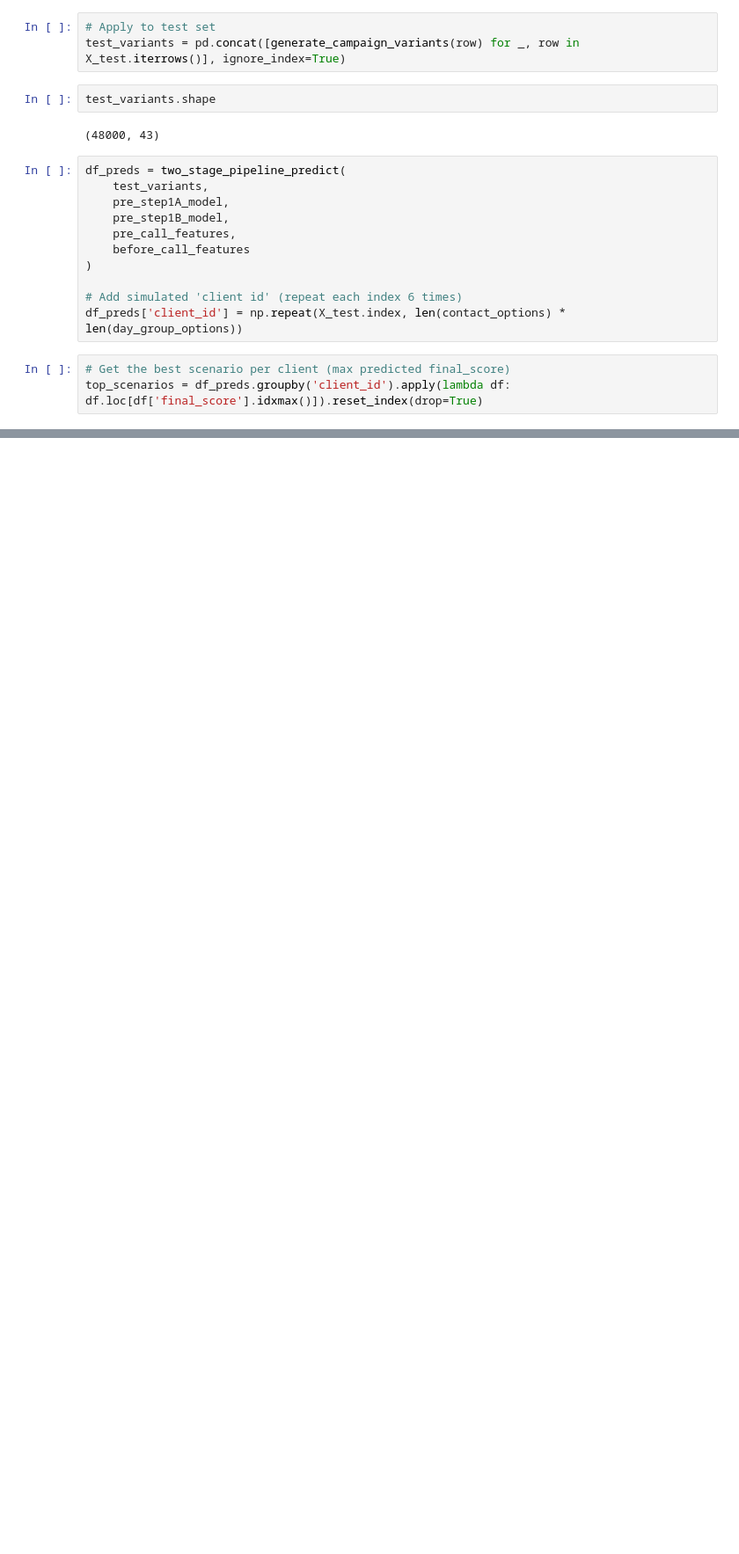
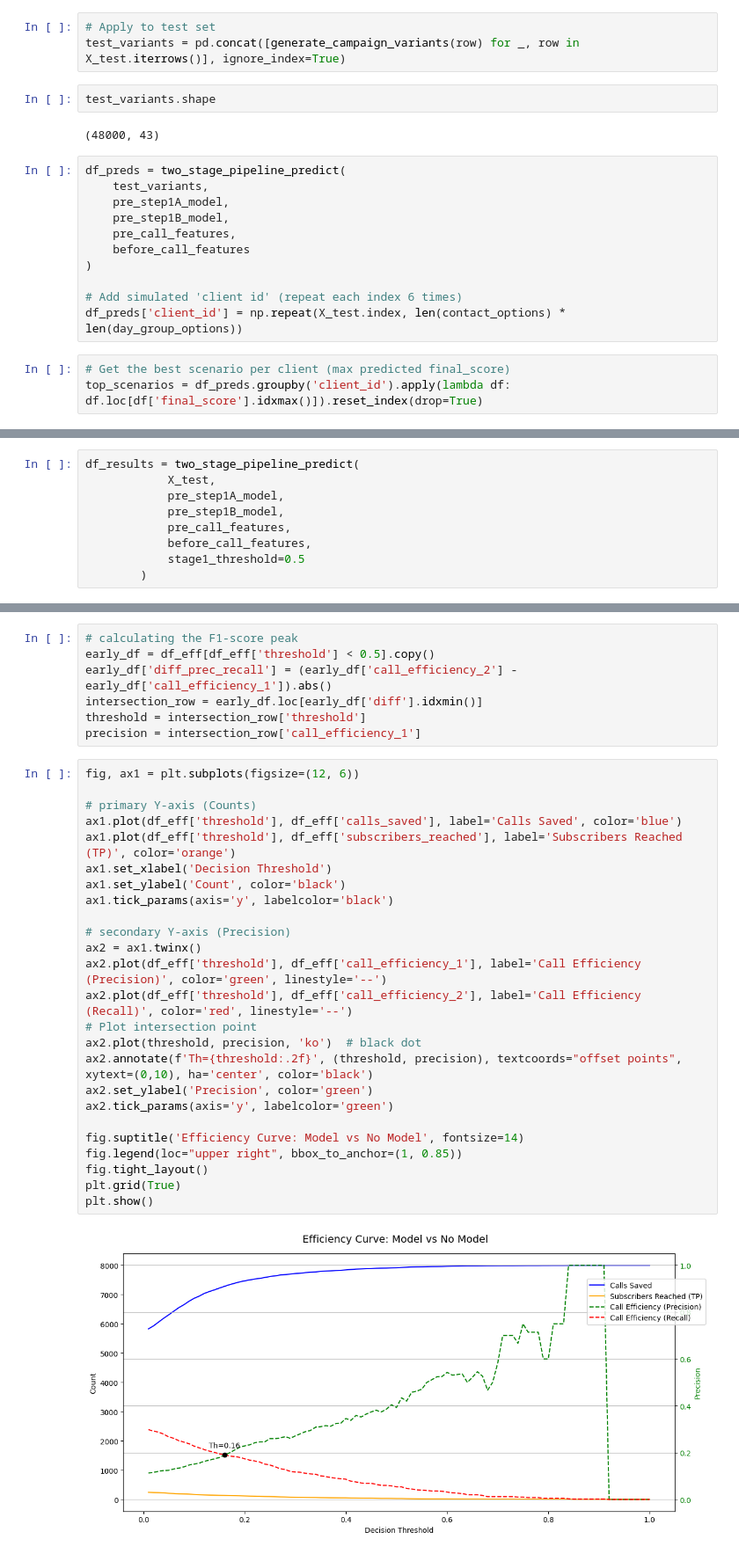
Before and after one commit to FederCO23/Term_Deposit_Marketing_-_tpx4U1BHhRR0IUm9, a Jupyter notebook: TermDepositMarketing.ipynb, the cells around one changed output, grey strips where cells are left out. Shown at 88% size. Drawn from its saved outputs; the diff is of its cells as text; blank space fills up the shorter version.

Commit message:
Adding the 2 stages pipeline and asking the business questions

```diff
--- a/TermDepositMarketing.ipynb
+++ b/TermDepositMarketing.ipynb
@@ -1424,0 +1449,9 @@ top_candidates[['client_id', 'final_score']].head(30)
+# %%
+df_results = two_stage_pipeline_predict(
+            X_test,
+            pre_step1A_model,
+            pre_step1B_model,
+            pre_call_features,
+            before_call_features,
+            stage1_threshold=0.5
+        )
@@ -1424,0 +1491,34 @@ top_candidates[['client_id', 'final_score']].head(30)
+# %%
+# calculating the F1-score peak
+early_df = df_eff[df_eff['threshold'] < 0.5].copy()
+early_df['diff_prec_recall'] = (early_df['call_efficiency_2'] - early_df['call_efficiency_1']).abs()
+intersection_row = early_df.loc[early_df['diff'].idxmin()]
+threshold = intersection_row['threshold']
+precision = intersection_row['call_efficiency_1']
+# %%
+fig, ax1 = plt.subplots(figsize=(12, 6))
+
+# primary Y-axis (Counts)
+ax1.plot(df_eff['threshold'], df_eff['calls_saved'], label='Calls Saved', color='blue')
+ax1.plot(df_eff['threshold'], df_eff['subscribers_reached'], label='Subscribers Reached (TP)', color='orange')
+ax1.set_xlabel('Decision Threshold')
+ax1.set_ylabel('Count', color='black')
+ax1.tick_params(axis='y', labelcolor='black')
+
+# secondary Y-axis (Precision)
+ax2 = ax1.twinx()
+ax2.plot(df_eff['threshold'], df_eff['call_efficiency_1'], label='Call Efficiency (Precision)', color='green', linestyle='--')
+ax2.plot(df_eff['threshold'], df_eff['call_efficiency_2'], label='Call Efficiency (Recall)', color='red', linestyle='--')
+# Plot intersection point
+ax2.plot(threshold, precision, 'ko')  # black dot
+ax2.annotate(f'Th={threshold:.2f}', (threshold, precision), textcoords="offset points", xytext=(0,10), ha='center', color='black')
+ax2.set_ylabel('Precision', color='green')
+ax2.tick_params(axis='y', labelcolor='green')
+
+fig.suptitle('Efficiency Curve: Model vs No Model', fontsize=14)
+fig.legend(loc="upper right", bbox_to_anchor=(1, 0.85))
+fig.tight_layout()
+plt.grid(True)
+plt.show()
+# %% [output]
+[figure, added]
```
Also changed, not shown: parts of 24 cells of this notebook.
